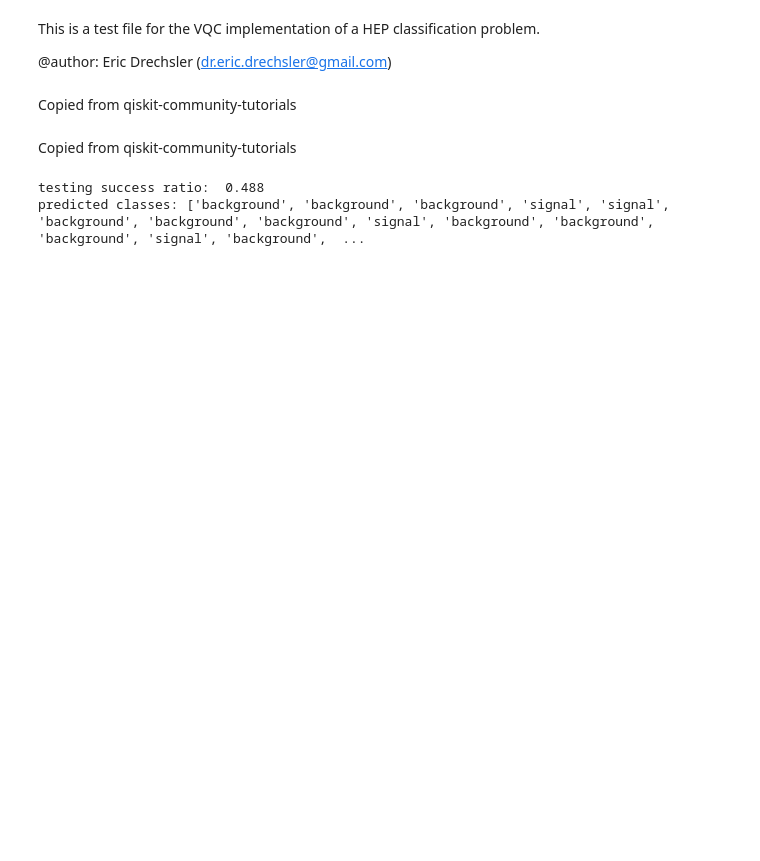
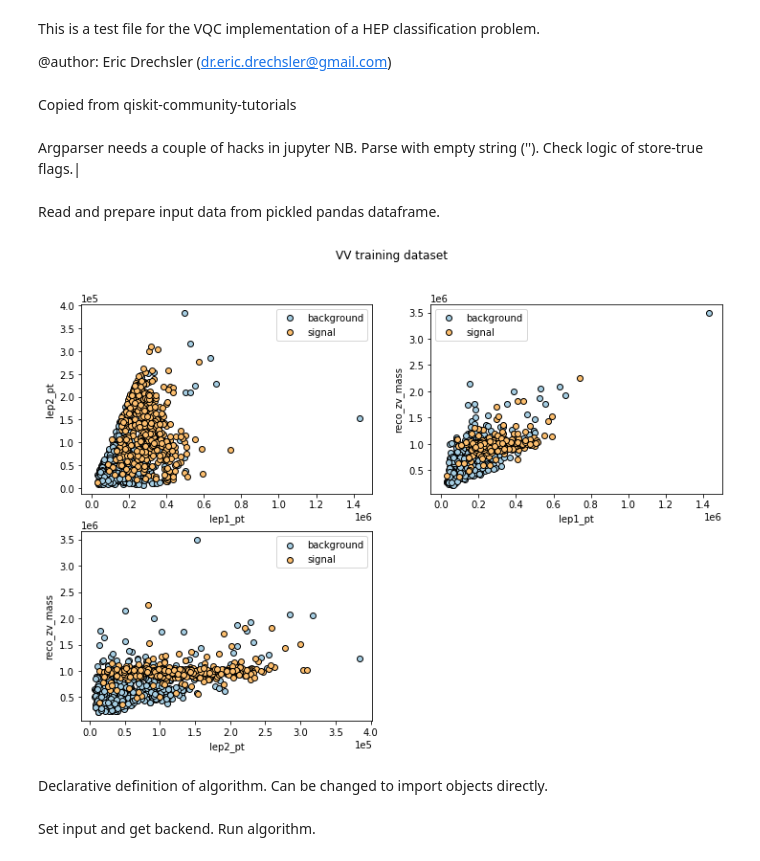
Before and after one commit to ezeeEric/qicl, a Jupyter notebook: qicl_test.ipynb, the cells around one changed output. Cells and saved outputs as stored; diff of their text form; code cells hidden in the pictures; blank space fills up the shorter version.

Commit message:
Copy py changes to jupyter

```diff
--- a/qicl_test.ipynb
+++ b/qicl_test.ipynb
@@ -4,6 +4,4 @@ This is a test file for the VQC implementation of a HEP classification problem.
 @author: Eric Drechsler (dr.eric.drechsler@gmail.com)
 # %% [markdown]
 Copied from qiskit-community-tutorials
-# %% [markdown]
-Copied from qiskit-community-tutorials
 # %%
@@ -20 +24,41 @@ import pandas
+# %% [markdown]
+Argparser needs a couple of hacks in jupyter NB. Parse with empty string (''). Check logic of store-true flags.|
+# %%
+argParser = ArgumentParser(add_help=False)
+argParser.add_argument( '-t', '--steerTestRun', action="store_true")
+argParser.add_argument( '-od', '--steerOutDir', help='Output Directory', default="./")
+argParser.add_argument( '-nevt', '--numberEvents', help='Number of events', default=1000)
+argParser.add_argument( '-sh',   '--numberShots', help='Number of shots', default=1024)
+argParser.add_argument( '-mt',   '--maxTrials', help='Max trials SPSA', default=20)
+argParser.add_argument( '-ss',   '--saveSteps', help='SPSA save steps', default=5)
+argParser.add_argument( '-vfd',  '--varFormDepth', help='variational form depth', default=2)
+argParser.add_argument( '-fmd',  '--featMapDepth', help='Feature Map depth', default=1)
+args = argParser.parse_args('')
+# %% [markdown]
+Read and prepare input data from pickled pandas dataframe.
+# %%
+in_df = pandas.read_pickle("MixData_PD.pkl")
+
+nevt = int(args.numberEvents)
+var1 = 'lep1_pt'
+var2 = 'lep2_pt'
+var3 = 'reco_zv_mass'
+nvars = 3
+
+y_train_label=in_df['isSignal'].values[:nevt] #[0 1 0 ...]
+y_test_label=in_df['isSignal'].values[nevt:2*nevt] #same
+x_train=in_df.loc[:nevt-1,[var1, var2, var3]].values #[[var1 var2 var3], [var1 var2 var3],...]
+x_test=in_df.loc[nevt:2*nevt-1,[var1, var2, var3]].values
+y_train=np.eye(2)[y_train_label]
+y_test=np.eye(2)[y_test_label]
+
+trainDict={"signal": [], "background": []}
+testDict ={"signal": [], "background": []}
+
+
+label_names = ['background','signal']
+#plotVars(x_train, in_df, label_names)
+plotTruth(x_train,in_df,label_names)
+# %% [output]
+[figure, added]
 # %%
@@ -50,3 +76,5 @@ for i in range(0,nevt):
     else:
          testDict["background"].append(x_test[i].tolist())
 testDict={"signal": np.array(testDict["signal"]), "background":  np.array(testDict["background"])}
+# %% [markdown]
+Declarative definition of algorithm. Can be changed to import objects directly.
@@ -53,19 +90,10 @@ testDict={"signal": np.array(testDict["signal"]), "background":  np.array(testDi
+# %% [markdown]
+Set input and get backend. Run algorithm.
 # %%
-params = {
-    'problem': {'name': 'classification', 'random_seed': 420 },
-    'algorithm': {'name': 'VQC', 'override_SPSA_params': True},
-    'backend': {'shots': 100},
-    'optimizer': {'name': 'SPSA', 'max_trials': 20, 'save_steps': 5},
-    'variational_form': {'name': 'RYRZ', 'depth': 2},
-    'feature_map': {'name': 'SecondOrderExpansion', 'depth': 1}
-}
-
 classification_input = ClassificationInput(trainDict, testDict, x_test)
 backend = BasicAer.get_backend('qasm_simulator')
-
-result = run_algorithm(params, classification_input, backend=backend)
-print("testing success ratio: ", result['testing_accuracy'])
-print("predicted classes:", result['predicted_classes'])
+result=None
+if args.steerTestRun:
+    result = run_algorithm(params, classification_input, backend=backend)
+    print("testing success ratio: ", result['testing_accuracy'])
+    print("predicted classes:", result['predicted_classes'])
-# %% [output]
-testing success ratio:  0.488
-predicted classes: ['background', 'background', 'background', 'signal', 'signal', 'background', 'background', 'background', 'signal', 'background', 'background', 'background', 'signal', 'background',  ...
```
Also changed, not shown: parts of 5 cells of this notebook.
